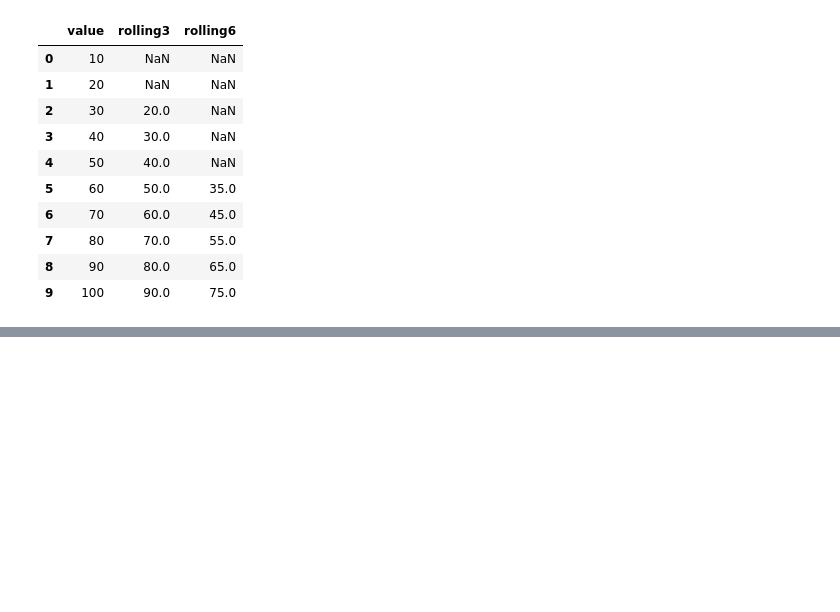
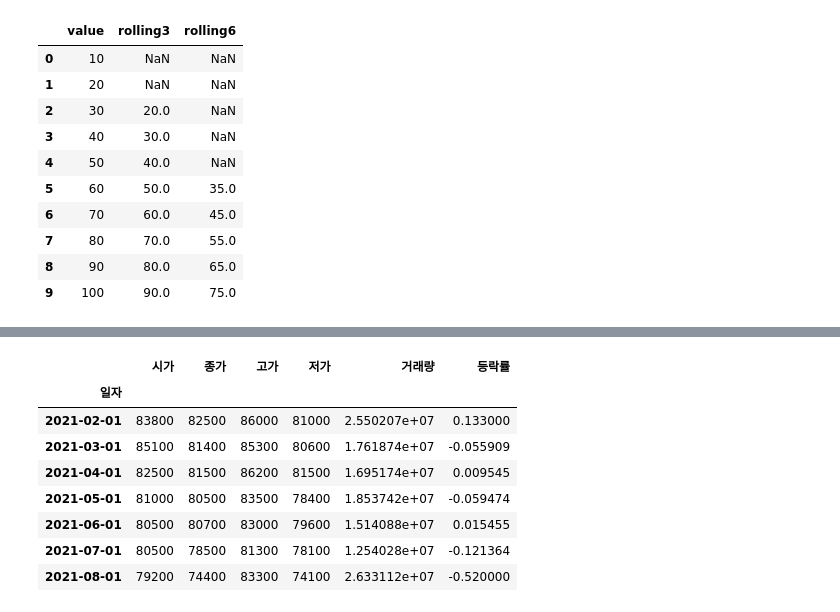
Before and after one commit to Huey-fitpet/study_pandas, a Jupyter notebook: codes/16.dataframe_shift.ipynb, the cells around one changed output, grey strips where cells are left out. Cells and saved outputs as stored; diff of their text form; code cells hidden in the pictures; blank space fills up the shorter version.

```diff
--- a/codes/16.dataframe_shift.ipynb
+++ b/codes/16.dataframe_shift.ipynb
@@ -134,0 +208,29 @@ df_second
+# %%
+how = {
+    '시가':'first',
+    '종가':'last',
+    '고가': 'max',
+    '저가': 'min',
+    '거래량': 'sum',
+    '등락률': 'mean'
+}
+# import numpy as np
+# how = {
+#     '시가':'first',
+#     '종가':'last',
+#     '고가': np.max,
+#     '저가': np.min,
+#     '거래량': np.sum,
+#     '등락률': np.mean
+# }
+df_resample_first.resample('MS').apply(how)
+# %% [output]
+|  | 시가 | 종가 | 고가 | 저가 | 거래량 | 등락률 |
+| 일자 |  |  |  |  |  |  |
+| 2021-02-01 | 83800 | 82500 | 86000 | 81000 | 2.550207e+07 | 0.133000 |
+| 2021-03-01 | 85100 | 81400 | 85300 | 80600 | 1.761874e+07 | -0.055909 |
+| 2021-04-01 | 82500 | 81500 | 86200 | 81500 | 1.695174e+07 | 0.009545 |
+| 2021-05-01 | 81000 | 80500 | 83500 | 78400 | 1.853742e+07 | -0.059474 |
+| 2021-06-01 | 80500 | 80700 | 83000 | 79600 | 1.514088e+07 | 0.015455 |
+| 2021-07-01 | 80500 | 78500 | 81300 | 78100 | 1.254028e+07 | -0.121364 |
+| 2021-08-01 | 79200 | 74400 | 83300 | 74100 | 2.633112e+07 | -0.520000 |
```
Also changed, not shown: parts of 20 cells of this notebook, 2 other files.
